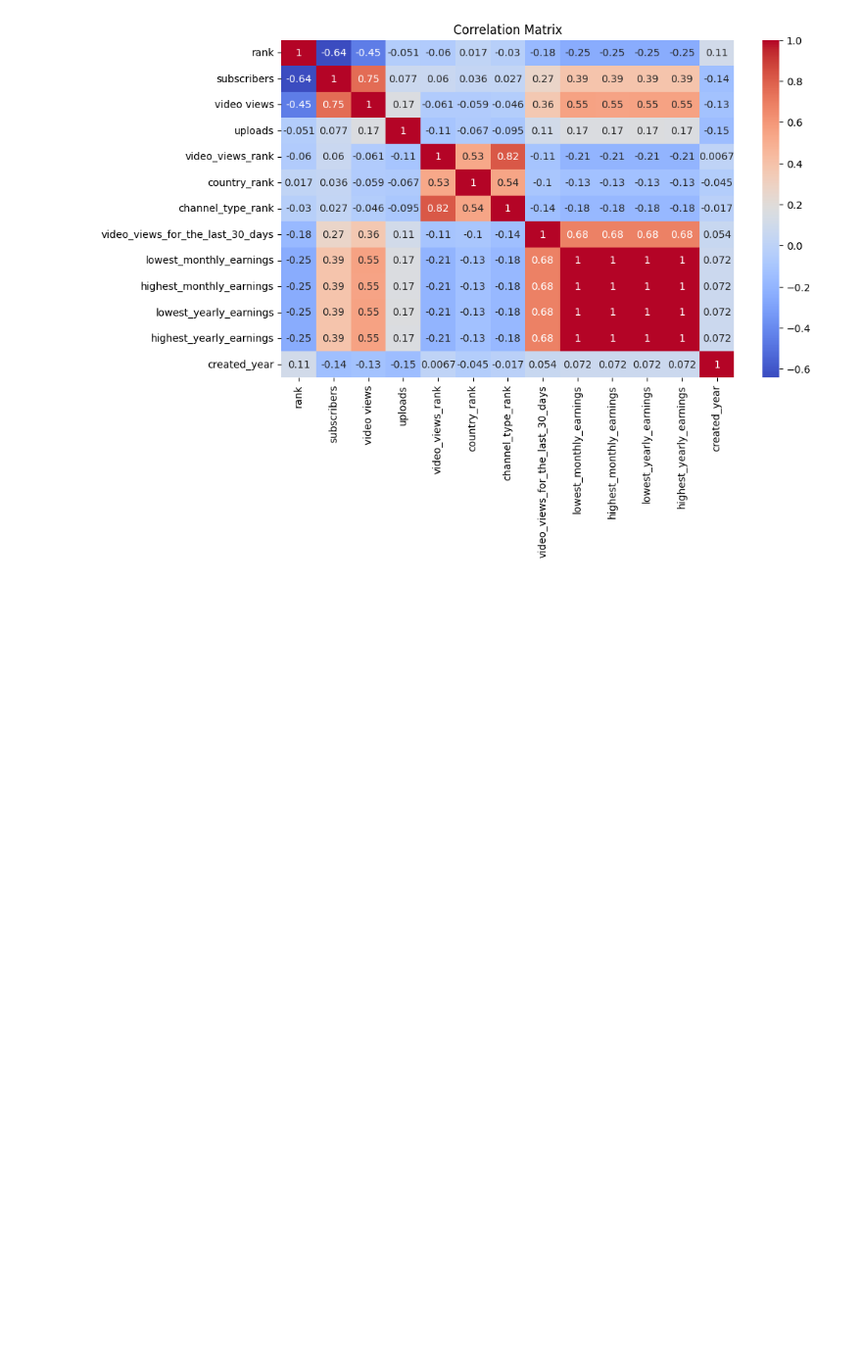
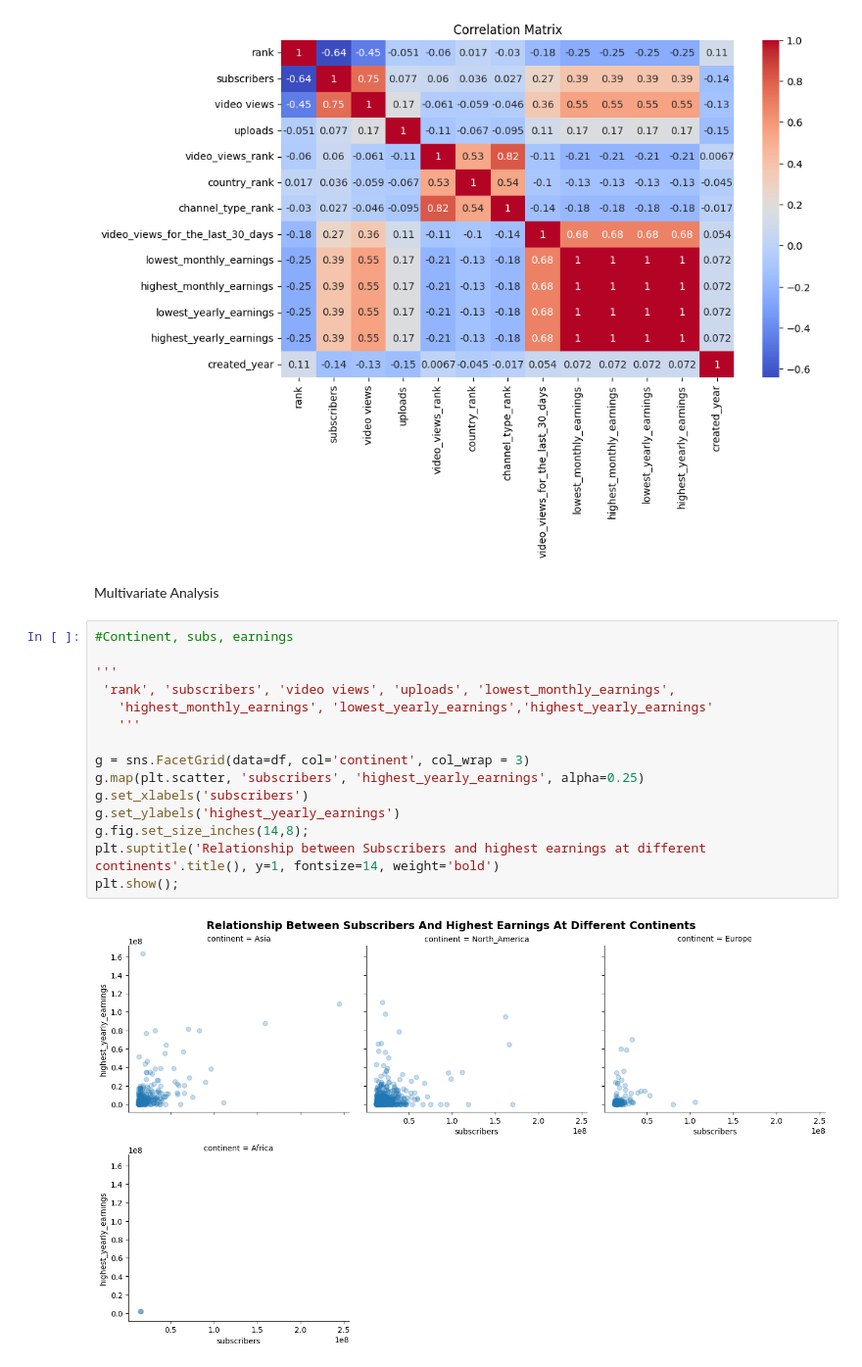
Before and after one commit to MercyMburu/PYDATA_CAPSTONE, a Jupyter notebook: Youtubestats.ipynb, the cells around one changed output. Shown at 98% size. Cells and saved outputs as stored; diff of their text form; blank space fills up the shorter version.

```diff
--- a/Youtubestats.ipynb
+++ b/Youtubestats.ipynb
@@ -530,3 +533,22 @@ plt.title("Correlation Matrix")
 plt.show()
 # %% [output]
 [figure]
+# %% [markdown]
+Multivariate Analysis
+# %%
+#Continent, subs, earnings
+
+'''
+ 'rank', 'subscribers', 'video views', 'uploads', 'lowest_monthly_earnings',
+   'highest_monthly_earnings', 'lowest_yearly_earnings','highest_yearly_earnings'
+   '''
+
+g = sns.FacetGrid(data=df, col='continent', col_wrap = 3)
+g.map(plt.scatter, 'subscribers', 'highest_yearly_earnings', alpha=0.25)
+g.set_xlabels('subscribers')
+g.set_ylabels('highest_yearly_earnings')
+g.fig.set_size_inches(14,8);
+plt.suptitle('Relationship between Subscribers and highest earnings at different continents'.title(), y=1, fontsize=14, weight='bold')
+plt.show();
+# %% [output]
+[figure, added]
```
Also changed, not shown: parts of 2 cells of this notebook.
